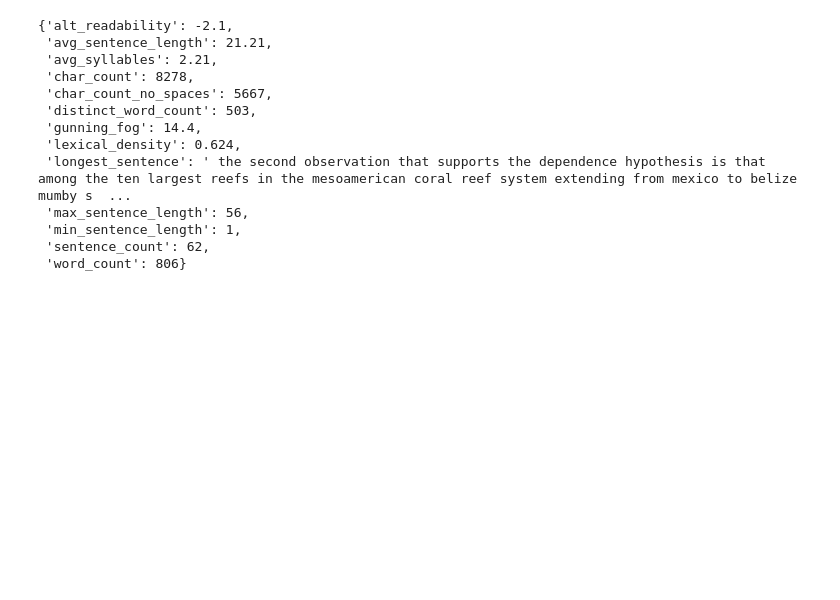
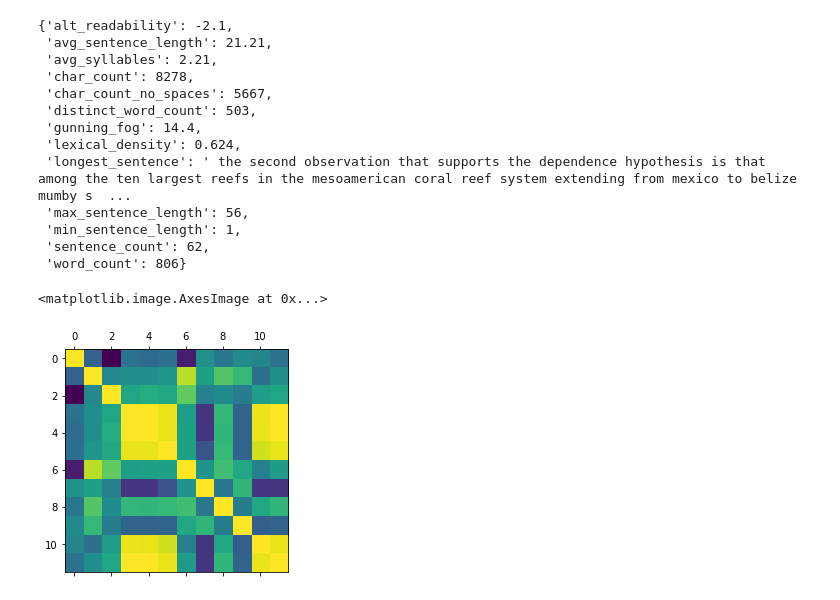
Before and after one commit to mooey5775/micusp_analysis, a Jupyter notebook: analyze_micusp.ipynb, the cells around one changed output. Cells and saved outputs as stored; diff of their text form; code cells hidden in the pictures; blank space fills up the shorter version.

```diff
--- a/analyze_micusp.ipynb
+++ b/analyze_micusp.ipynb
@@ -70,0 +79,7 @@ articles['BIO.G0.32.1.txt']
+# %%
+p = pd.DataFrame([{i: articles[j][i] for i in articles[j] if i != 'longest_sentence'} for j in articles])
+# %%
+plt.matshow(p.corr())
+# %% [output]
+<matplotlib.image.AxesImage at 0x...>
+[figure, added]
```
Also changed, not shown: parts of 4 cells of this notebook, 3 other files.
